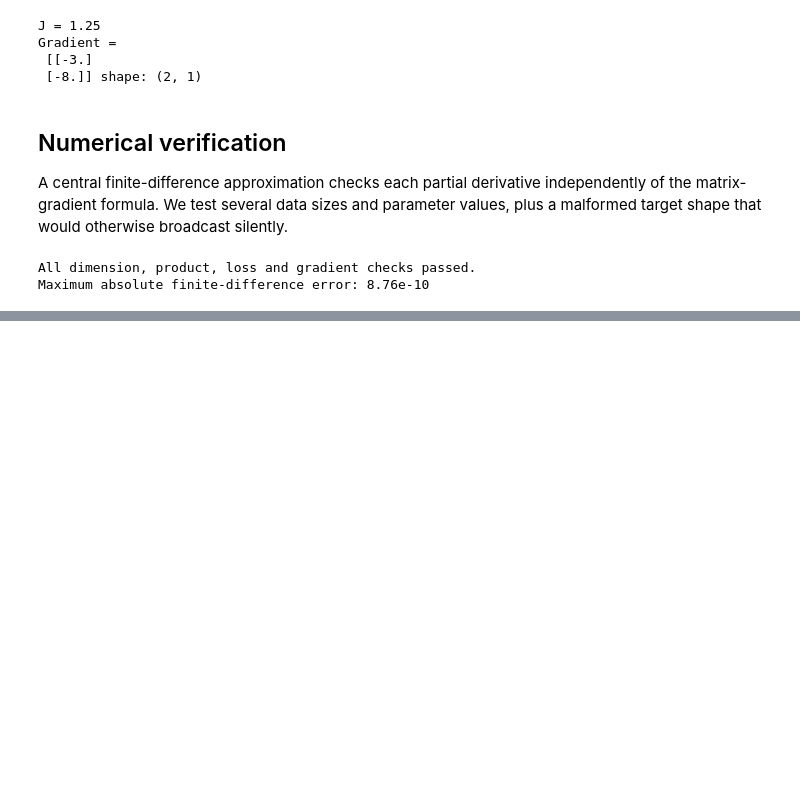
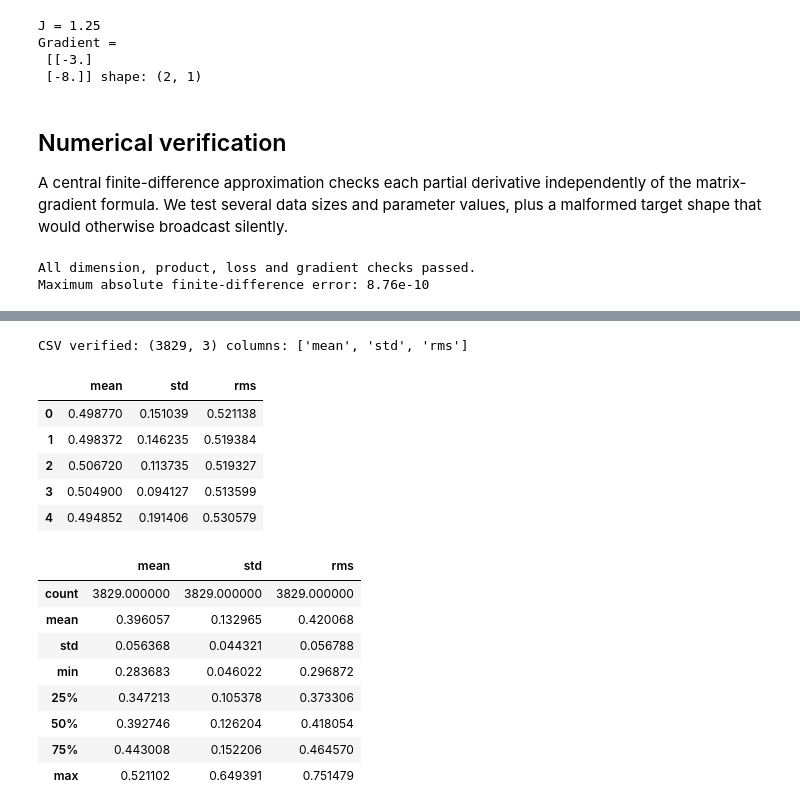
Before and after one commit to raha-sajed/AI-course, a Jupyter notebook: HomeWork1/HomeWork1.ipynb, the cells around one changed output, grey strips where cells are left out. Saved outputs shown, nothing was run; the diff lists cells and outputs as text; code cells hidden in the pictures; blank space fills up the shorter version.

```diff
--- a/HomeWork1/HomeWork1.ipynb
+++ b/HomeWork1/HomeWork1.ipynb
@@ -218,0 +304,28 @@ Linear algebra is completed above. The Iris exercise remains to be completed.
+# %%
+features = extract_features(windows)
+features.to_csv(HERE / "results/segment_features.csv", index=False, float_format="%.10g")
+exported = pd.read_csv(HERE / "results/segment_features.csv")
+assert exported.shape == (3829, 3)
+assert exported.columns.tolist() == ["mean", "std", "rms"]
+np.testing.assert_allclose(exported.to_numpy(), features.to_numpy(), rtol=1e-8, atol=1e-10)
+np.testing.assert_allclose(features.rms**2, features["std"]**2 + features["mean"]**2)
+display(features.head())
+display(features.describe())
+print("CSV verified:", exported.shape, "columns:", exported.columns.tolist())
+# %% [output]
+CSV verified: (3829, 3) columns: ['mean', 'std', 'rms']
+|  | mean | std | rms |
+| 0 | 0.498770 | 0.151039 | 0.521138 |
+| 1 | 0.498372 | 0.146235 | 0.519384 |
+| 2 | 0.506720 | 0.113735 | 0.519327 |
+| 3 | 0.504900 | 0.094127 | 0.513599 |
+| 4 | 0.494852 | 0.191406 | 0.530579 |
+|  | mean | std | rms |
+| count | 3829.000000 | 3829.000000 | 3829.000000 |
+| mean | 0.396057 | 0.132965 | 0.420068 |
+| std | 0.056368 | 0.044321 | 0.056788 |
+| min | 0.283683 | 0.046022 | 0.296872 |
+| 25% | 0.347213 | 0.105378 | 0.373306 |
+| 50% | 0.392746 | 0.126204 | 0.418054 |
+| 75% | 0.443008 | 0.152206 | 0.464570 |
+| max | 0.521102 | 0.649391 | 0.751479 |
```
Also changed, not shown: parts of 18 cells of this notebook, 7 other files.
